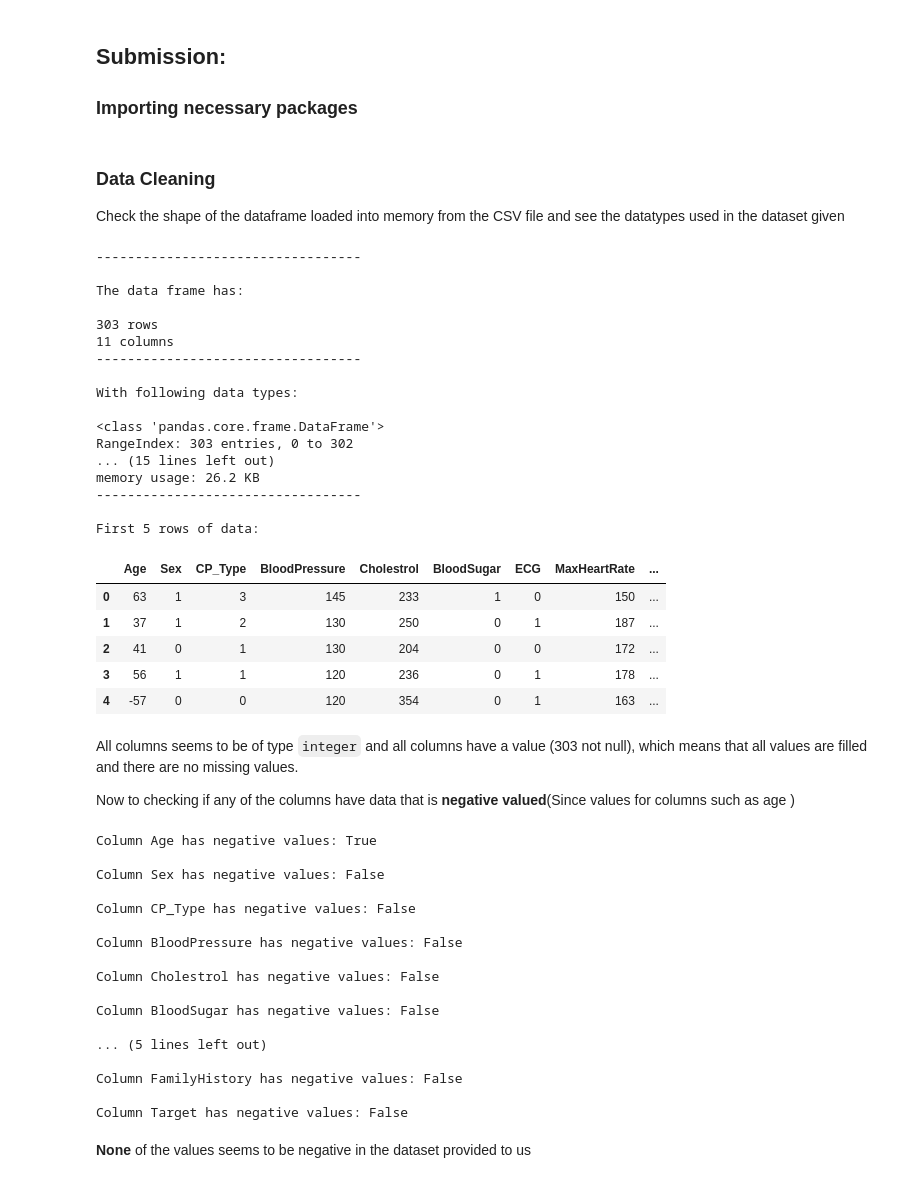
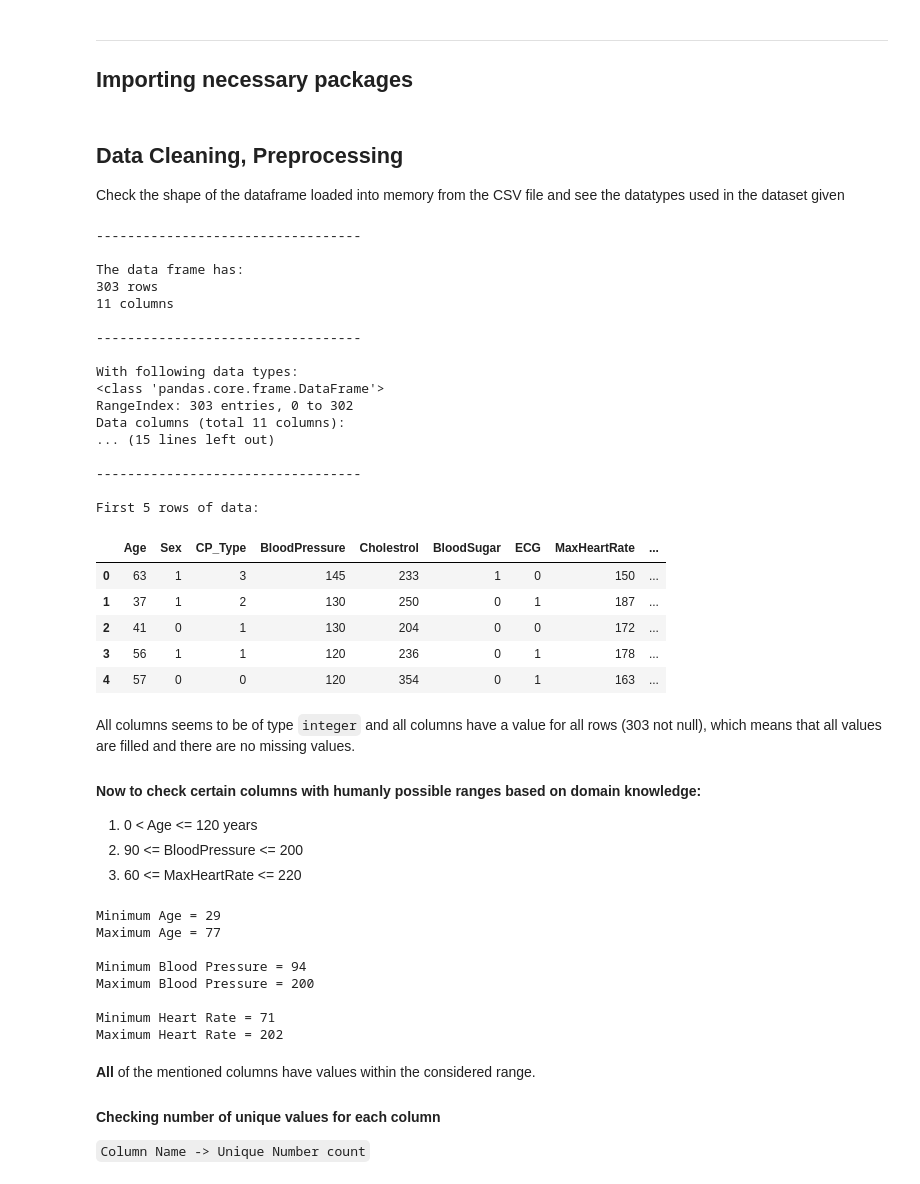
Before and after one commit to Akhilsudh/BITS-Assignment, a Jupyter notebook: Semester 2/Applied Machine Learning/2021MT12054_Akhil_S.ipynb, the cells around one changed output. Drawn from its saved outputs; the diff is of its cells as text; code cells hidden in the pictures.

```diff
--- a/Semester 2/Applied Machine Learning/2021MT12054_Akhil_S.ipynb
+++ b/Semester 2/Applied Machine Learning/2021MT12054_Akhil_S.ipynb
@@ -25,8 +36,8 @@ Following are some points for you to take note of, while doing the assignment in
 - List all intermediate steps and learnings
 - Mention your observations/findings
 # %% [markdown]
-## Submission:
-### Importing necessary packages
+---
+## Importing necessary packages
 # %%
 import numpy as np
 import pandas as pd
@@ -40,69 +51,72 @@ from sklearn.metrics import accuracy_score, classification_report,recall_score,p
 warnings.filterwarnings('ignore')
 # %% [markdown]
-### Data Cleaning
+## Data Cleaning, Preprocessing
 Check the shape of the dataframe loaded into memory from the CSV file and see the datatypes used in the dataset given
 # %%
-df = pd.read_csv("C:/Users/akhil/Documents/Heart_Attack_Analysis_Data.csv")
+df = pd.read_csv("./Heart_Attack_Analysis_Data.csv")
 df.head()
 dfShape = df.shape
-print("----------------------------------")
-print("\nThe data frame has:\n")
+print("\n----------------------------------\n")
+print("The data frame has:")
 print( str(dfShape[0]) + " rows")
 print( str(dfShape[1]) + " columns")
-print("----------------------------------")
-print("\nWith following data types:\n")
+print("\n----------------------------------\n")
+print("With following data types:")
 df.info()
-print("----------------------------------")
-print("\nFirst 5 rows of data:\n")
+print("\n----------------------------------\n")
+print("First 5 rows of data:")
 df.head()
 # %% [output]
 ----------------------------------
 
 The data frame has:
-
 303 rows
 11 columns
+
 ----------------------------------
 
 With following data types:
-
 <class 'pandas.core.frame.DataFrame'>
 RangeIndex: 303 entries, 0 to 302
+Data columns (total 11 columns):
 ... (15 lines left out)
-memory usage: 26.2 KB
+
 ----------------------------------
 
 First 5 rows of data:
 |  | Age | Sex | CP_Type | BloodPressure | Cholestrol | BloodSugar | ECG | MaxHeartRate | ... |
 | 0 | 63 | 1 | 3 | 145 | 233 | 1 | 0 | 150 | ... |
 | 1 | 37 | 1 | 2 | 130 | 250 | 0 | 1 | 187 | ... |
 | 2 | 41 | 0 | 1 | 130 | 204 | 0 | 0 | 172 | ... |
 | 3 | 56 | 1 | 1 | 120 | 236 | 0 | 1 | 178 | ... |
-| 4 | -57 | 0 | 0 | 120 | 354 | 0 | 1 | 163 | ... |
+| 4 | 57 | 0 | 0 | 120 | 354 | 0 | 1 | 163 | ... |
 # %% [markdown]
-All columns seems to be of type `integer` and all columns have a value (303 not null), which means that all values are filled and there are no missing values.
+All columns seems to be of type `integer` and all columns have a value for all rows (303 not null), which means that all values are filled and there are no missing values.
 
-Now to checking if any of the columns have data that is **negative valued**(Since values for columns such as age )
+#### Now to check certain columns with humanly possible ranges based on domain knowledge:
+1. 0 < Age <= 120 years
+2. 90 <= BloodPressure <= 200
+3. 60 <= MaxHeartRate <= 220
 # %%
-for col in df:
-    print("Column " + col + " has negative values: " + str((df[col] < 0).any()) + "\n")
+print("\nMinimum Age = {}".format(df["Age"].min()))
+print("Maximum Age = {}".format(df["Age"].max()))
+
+print("\nMinimum Blood Pressure = {}".format(df["BloodPressure"].min()))
+print("Maximum Blood Pressure = {}".format(df["BloodPressure"].max()))
+
+print("\nMinimum Heart Rate = {}".format(df["MaxHeartRate"].min()))
+print("Maximum Heart Rate = {}".format(df["MaxHeartRate"].max()))
 # %% [output]
-Column Age has negative values: True
+Minimum Age = 29
+Maximum Age = 77
 
-Column Sex has negative values: False
+Minimum Blood Pressure = 94
+Maximum Blood Pressure = 200
 
-Column CP_Type has negative values: False
-
-Column BloodPressure has negative values: False
-
-Column Cholestrol has negative values: False
-
-Column BloodSugar has negative values: False
-
-... (5 lines left out)
-
-Column FamilyHistory has negative values: False
-
-Column Target has negative values: False
+Minimum Heart Rate = 71
+Maximum Heart Rate = 202
 # %% [markdown]
-**None** of the values seems to be negative in the dataset provided to us
+**All** of the mentioned columns have values within the considered range.
+
+#### Checking number of unique values for each column
+`Column Name -> Unique Number count`
```
Also changed, not shown: parts of 32 cells of this notebook.
